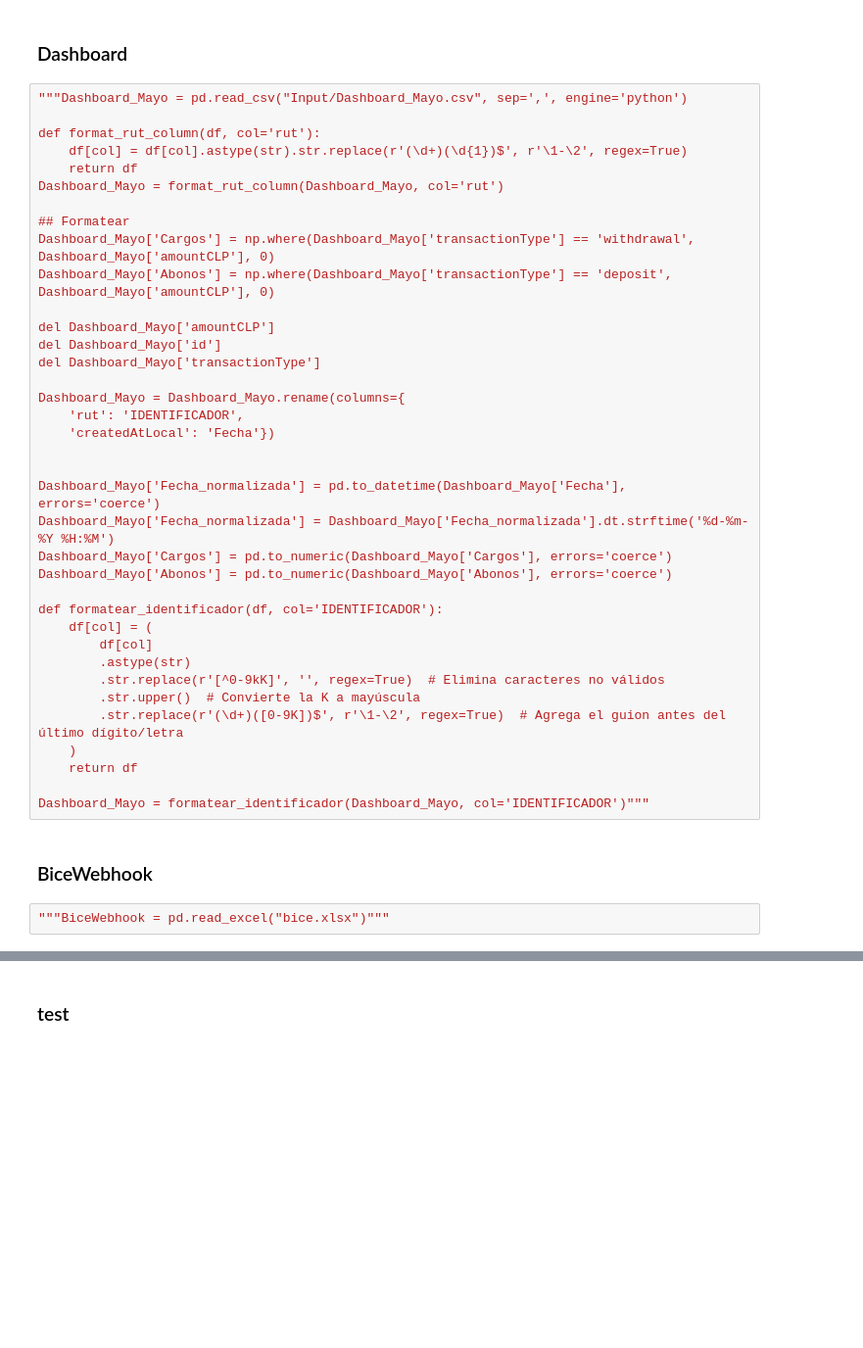
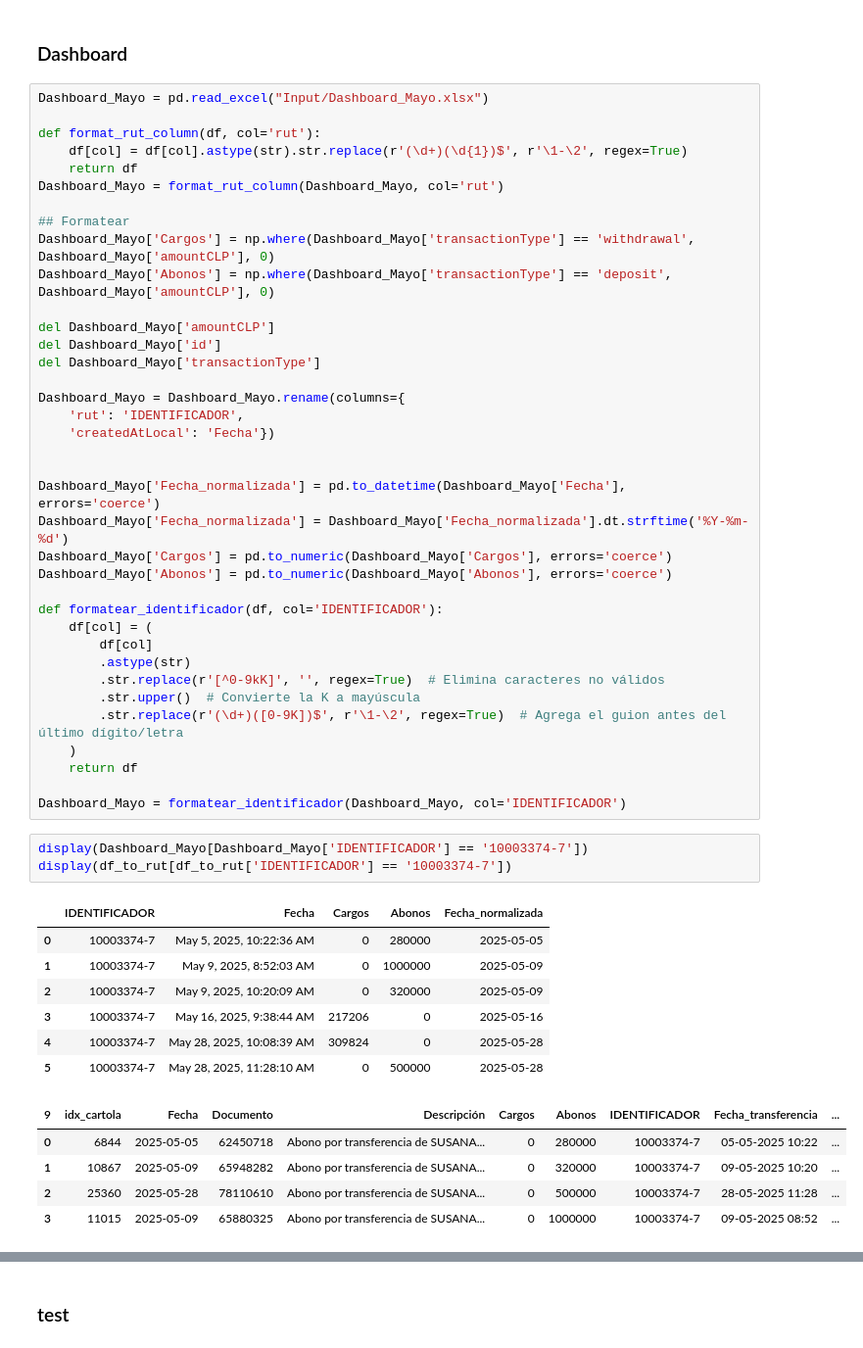
Before and after one commit to pbustamantevector/Proyecto-Conciliacion, a Jupyter notebook: Racional.ipynb, the cells around one changed output, grey strips where cells are left out. Shown at 98% size. Saved outputs shown, nothing was run; the diff lists cells and outputs as text; blank space fills up the shorter version.

```diff
--- a/Racional.ipynb
+++ b/Racional.ipynb
@@ -272,7 +272,7 @@ display(df_APORET_detalle[df_APORET_detalle['IDENTIFICADOR'] == aidi])
 # %% [markdown]
 ### Dashboard
 # %%
-"""Dashboard_Mayo = pd.read_csv("Input/Dashboard_Mayo.csv", sep=',', engine='python')
+Dashboard_Mayo = pd.read_excel("Input/Dashboard_Mayo.xlsx")
 
 def format_rut_column(df, col='rut'):
     df[col] = df[col].astype(str).str.replace(r'(\d+)(\d{1})$', r'\1-\2', regex=True)
@@ -293,7 +293,7 @@ Dashboard_Mayo = Dashboard_Mayo.rename(columns={
 
 
 Dashboard_Mayo['Fecha_normalizada'] = pd.to_datetime(Dashboard_Mayo['Fecha'], errors='coerce')
-Dashboard_Mayo['Fecha_normalizada'] = Dashboard_Mayo['Fecha_normalizada'].dt.strftime('%d-%m-%Y %H:%M')
+Dashboard_Mayo['Fecha_normalizada'] = Dashboard_Mayo['Fecha_normalizada'].dt.strftime('%Y-%m-%d')
 Dashboard_Mayo['Cargos'] = pd.to_numeric(Dashboard_Mayo['Cargos'], errors='coerce')
 Dashboard_Mayo['Abonos'] = pd.to_numeric(Dashboard_Mayo['Abonos'], errors='coerce')
 
@@ -307,8 +307,20 @@ def formatear_identificador(df, col='IDENTIFICADOR'):
     )
     return df
 
-Dashboard_Mayo = formatear_identificador(Dashboard_Mayo, col='IDENTIFICADOR')"""
+Dashboard_Mayo = formatear_identificador(Dashboard_Mayo, col='IDENTIFICADOR')
-# %% [markdown]
-### BiceWebhook
-# %%
-"""BiceWebhook = pd.read_excel("bice.xlsx")"""
+# %%
+display(Dashboard_Mayo[Dashboard_Mayo['IDENTIFICADOR'] == '10003374-7'])
+display(df_to_rut[df_to_rut['IDENTIFICADOR'] == '10003374-7'])
+# %% [output]
+|  | IDENTIFICADOR | Fecha | Cargos | Abonos | Fecha_normalizada |
+| 0 | 10003374-7 | May 5, 2025, 10:22:36 AM | 0 | 280000 | 2025-05-05 |
+| 1 | 10003374-7 | May 9, 2025, 8:52:03 AM | 0 | 1000000 | 2025-05-09 |
+| 2 | 10003374-7 | May 9, 2025, 10:20:09 AM | 0 | 320000 | 2025-05-09 |
+| 3 | 10003374-7 | May 16, 2025, 9:38:44 AM | 217206 | 0 | 2025-05-16 |
+| 4 | 10003374-7 | May 28, 2025, 10:08:39 AM | 309824 | 0 | 2025-05-28 |
+| 5 | 10003374-7 | May 28, 2025, 11:28:10 AM | 0 | 500000 | 2025-05-28 |
+| 9 | idx_cartola | Fecha | Documento | Descripción | Cargos | Abonos | IDENTIFICADOR | Fecha_transferencia | ... |
+| 0 | 6844 | 2025-05-05 | 62450718 | Abono por transferencia de SUSANA... | 0 | 280000 | 10003374-7 | 05-05-2025 10:22 | ... |
+| 1 | 10867 | 2025-05-09 | 65948282 | Abono por transferencia de SUSANA... | 0 | 320000 | 10003374-7 | 09-05-2025 10:20 | ... |
+| 2 | 25360 | 2025-05-28 | 78110610 | Abono por transferencia de SUSANA... | 0 | 500000 | 10003374-7 | 28-05-2025 11:28 | ... |
+| 3 | 11015 | 2025-05-09 | 65880325 | Abono por transferencia de SUSANA... | 0 | 1000000 | 10003374-7 | 09-05-2025 08:52 | ... |
```
Also changed, not shown: parts of 22 cells of this notebook.
